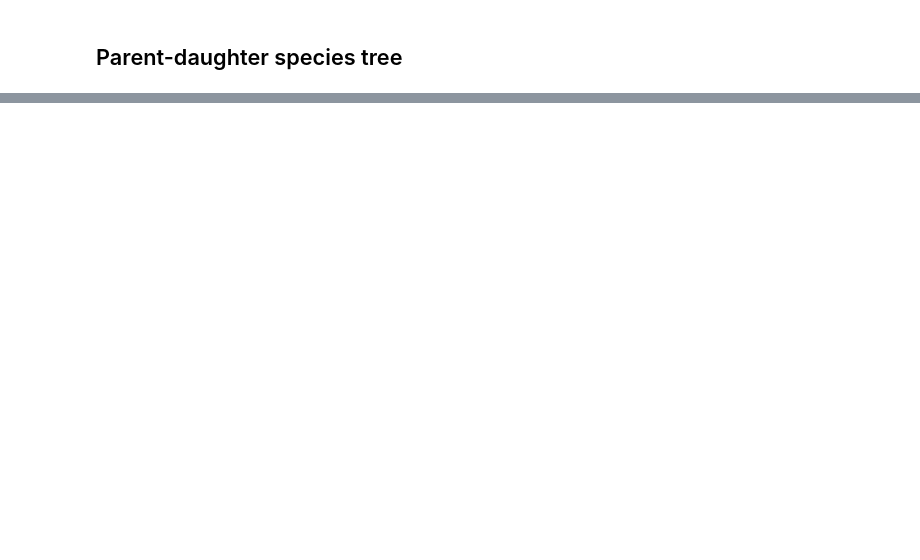
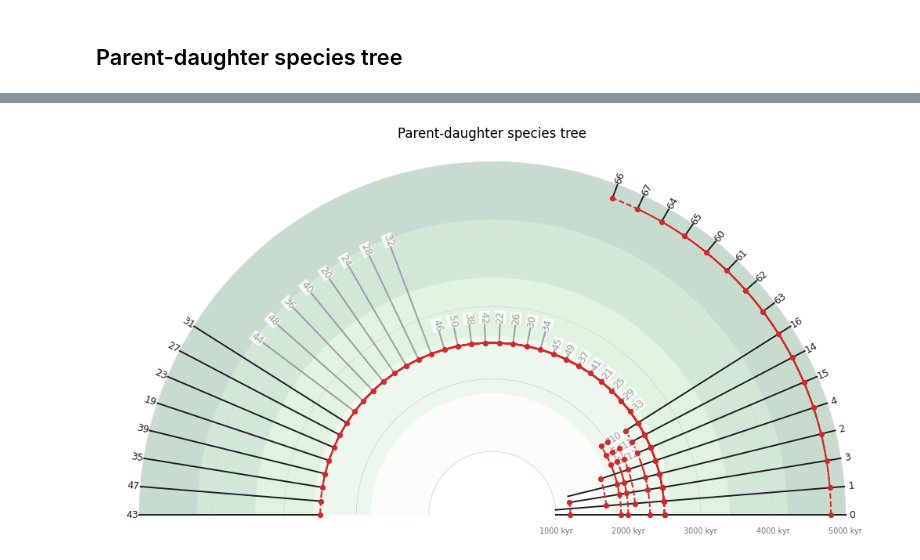
Before and after one commit to xlia62/MagratheaMorph, a Jupyter notebook: notebooks/vtk_time_series_zone_species_test.ipynb, the cells around one changed output, grey strips where cells are left out. Saved outputs shown, nothing was run; the diff lists cells and outputs as text; code cells hidden in the pictures; blank space fills up the shorter version.

```diff
--- a/notebooks/vtk_time_series_zone_species_test.ipynb
+++ b/notebooks/vtk_time_series_zone_species_test.ipynb
@@ -352,0 +355,37 @@ plt.show()
+# %%
+plt.close("all")
+import magratheamorph.lineage as lineage_module
+import magratheamorph.visualization as visualization_module
+importlib.reload(lineage_module)
+importlib.reload(visualization_module)
+plot_parent_daughter_tree = visualization_module.plot_parent_daughter_tree
+
+species_rows = model.species_table()
+parent_daughter = [row for row in species_rows if row["parent_id"] is not None]
+height = 10
+fig, ax = plt.subplots(figsize=(10, height), constrained_layout=True)
+plot_parent_daughter_tree(
+    ax,
+    species_rows,
+    end_time=max(zone_map.time for zone_map in active_zone_maps),
+    label_mode="all",
+    max_labeled_species=10000,
+    style="semicircle",
+    time_unit="kyr",
+    label_position="end",
+    label_fontsize=9,
+    time_block_cmap="Greens",
+    time_block_count=5,
+    show_time_blocks=True,
+    compact_extinct=True,
+    show_extinct_labels=True,
+    extinct_label_suffix="",
+    split_color="tab:red",
+    split_marker=True,
+    split_marker_color="tab:red",
+    split_marker_size=4.2,
+    split_linewidth=1.4,
+)
+plt.show()
+# %% [output]
+[figure, added]
```
Also changed, not shown: parts of 8 cells of this notebook, 15 other files.
